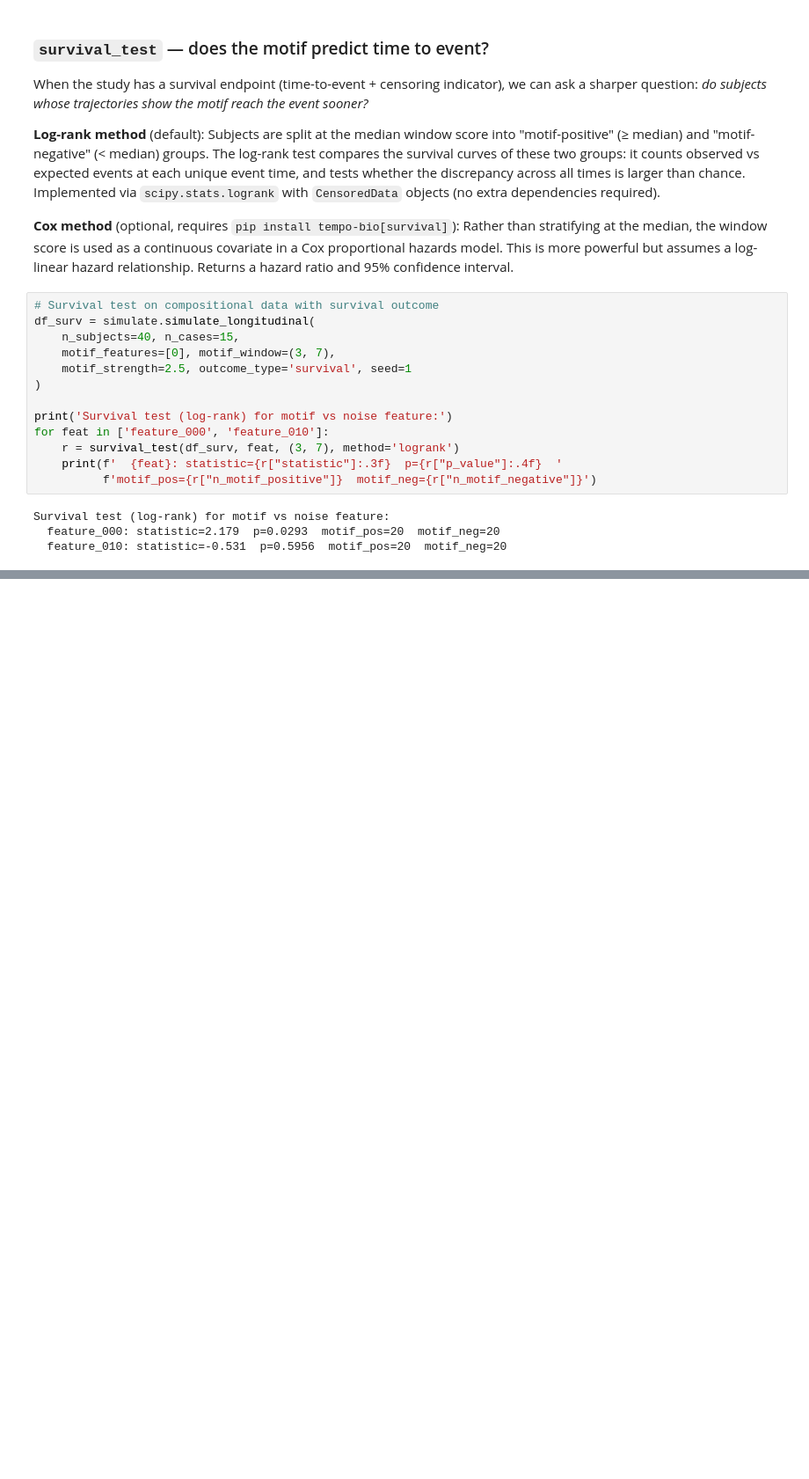
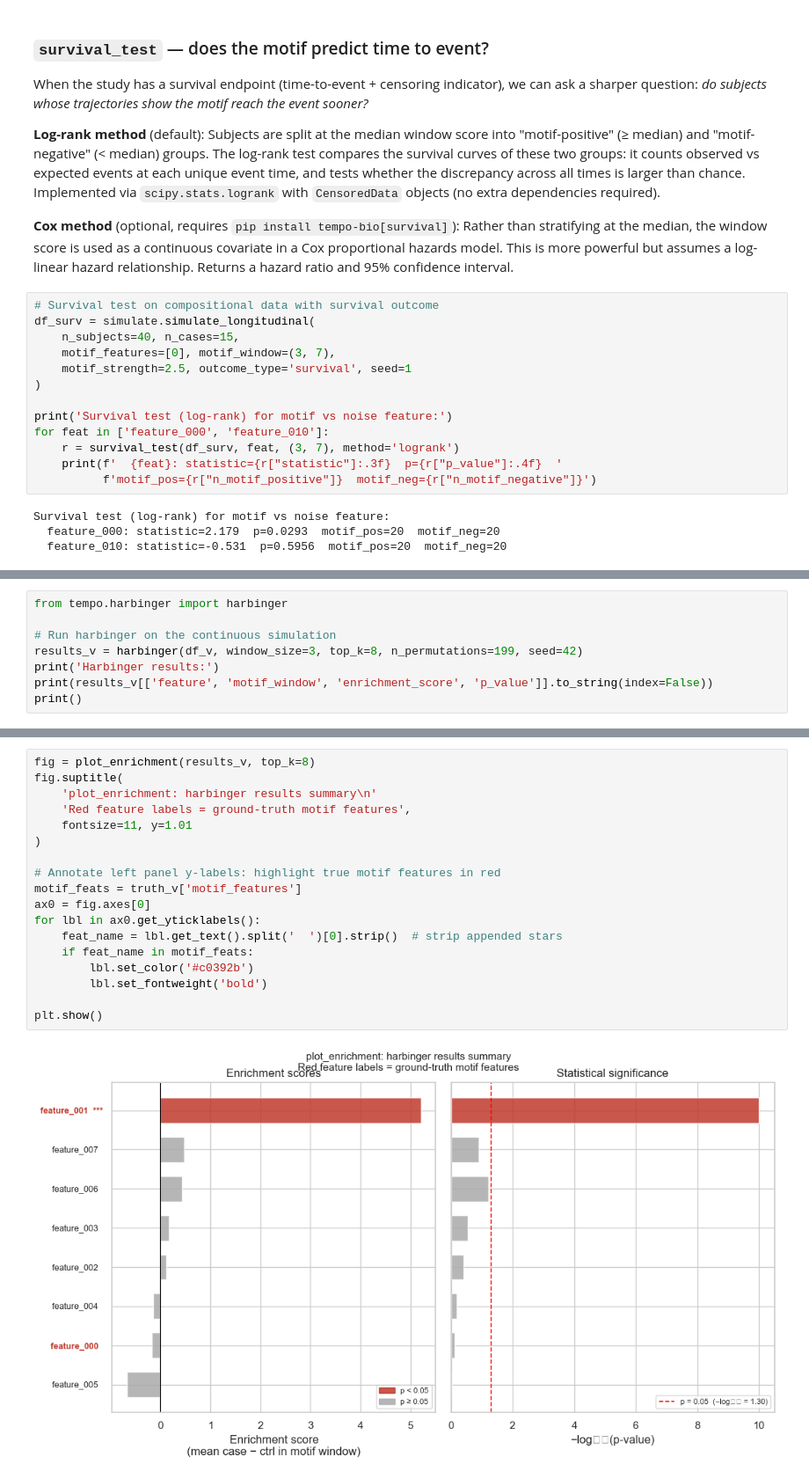
Before and after one commit to cbumby17/TEMPO, a Jupyter notebook: dev_notebook.ipynb, the cells around one changed output, grey strips where cells are left out. Shown at 88% size. Cells and saved outputs as stored; diff of their text form; blank space fills up the shorter version.

```diff
--- a/dev_notebook.ipynb
+++ b/dev_notebook.ipynb
@@ -756,0 +783,8 @@ except NotImplementedError as e:
+# %%
+from tempo.harbinger import harbinger
+
+# Run harbinger on the continuous simulation
+results_v = harbinger(df_v, window_size=3, top_k=8, n_permutations=199, seed=42)
+print('Harbinger results:')
+print(results_v[['feature', 'motif_window', 'enrichment_score', 'p_value']].to_string(index=False))
+print()
@@ -756,0 +802,20 @@ except NotImplementedError as e:
+# %%
+fig = plot_enrichment(results_v, top_k=8)
+fig.suptitle(
+    'plot_enrichment: harbinger results summary\n'
+    'Red feature labels = ground-truth motif features',
+    fontsize=11, y=1.01
+)
+
+# Annotate left panel y-labels: highlight true motif features in red
+motif_feats = truth_v['motif_features']
+ax0 = fig.axes[0]
+for lbl in ax0.get_yticklabels():
+    feat_name = lbl.get_text().split('  ')[0].strip()  # strip appended stars
+    if feat_name in motif_feats:
+        lbl.set_color('#c0392b')
+        lbl.set_fontweight('bold')
+
+plt.show()
+# %% [output]
+[figure, added]
```
Also changed, not shown: parts of 11 cells of this notebook, 3 other files.
